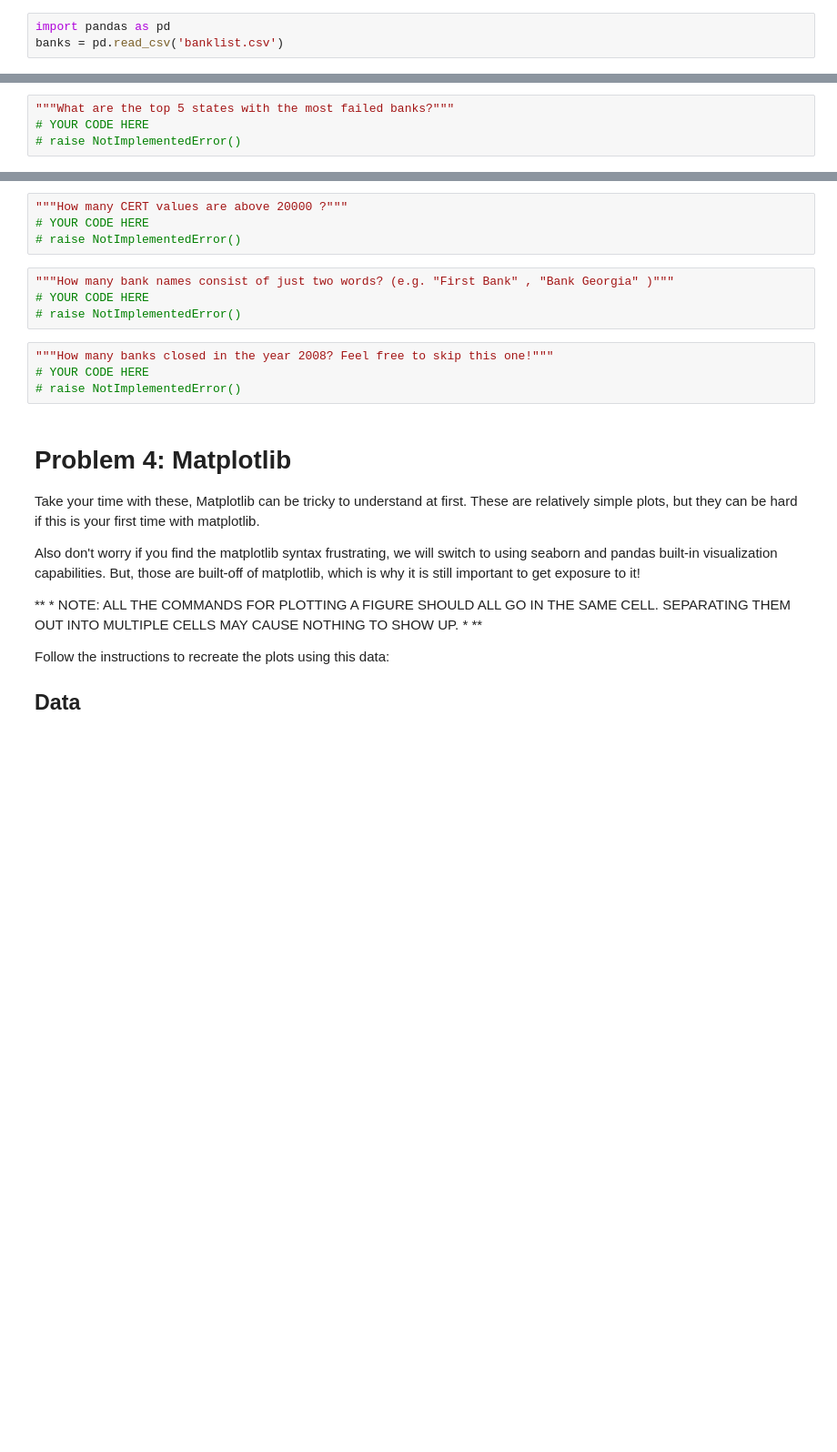
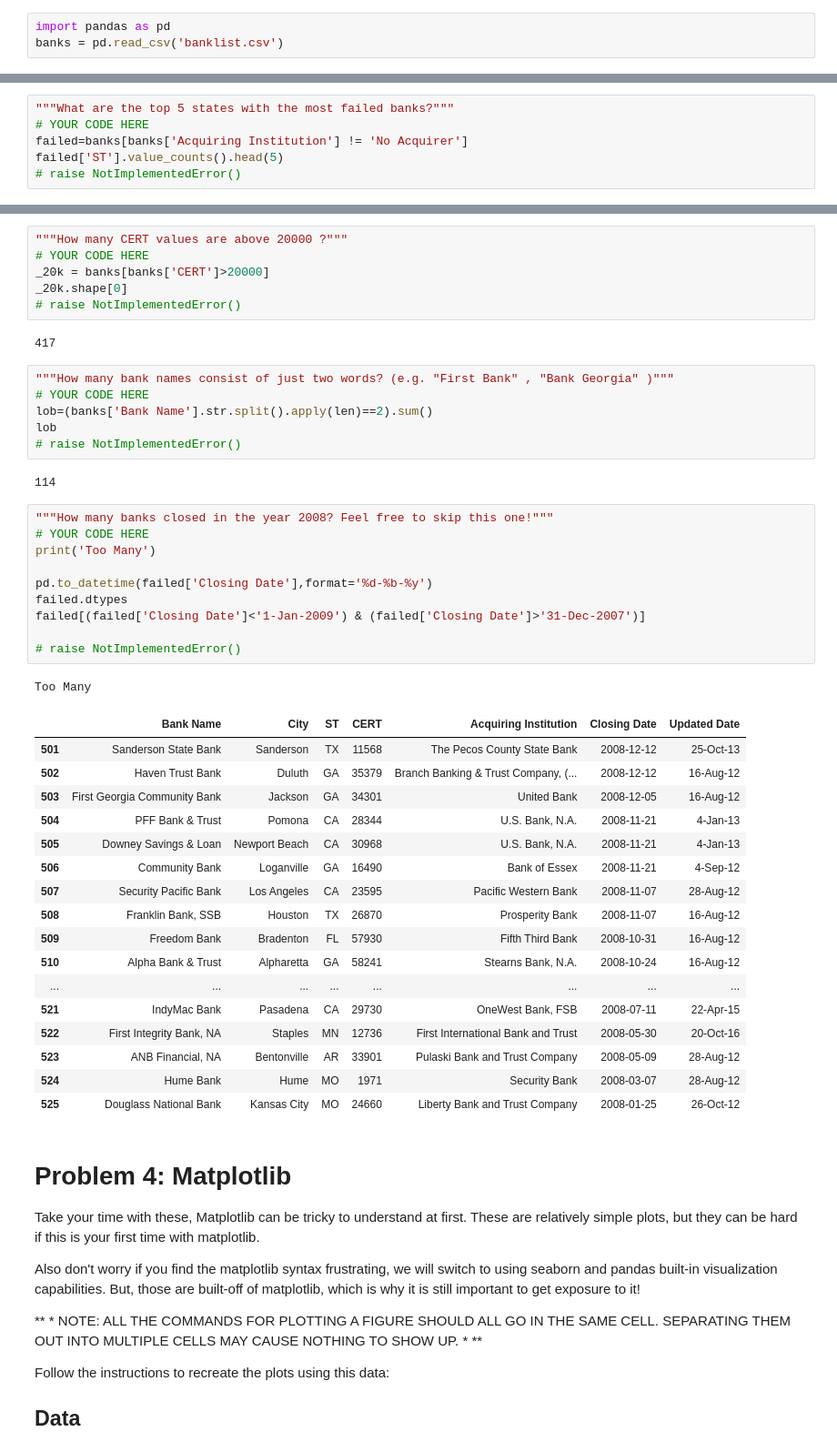
Before and after one commit to tibor1301/FIN-591-Student-Assignments, a Jupyter notebook: Fin591PythonProblemSetA_student_Boyd.ipynb, the cells around one changed output, grey strips where cells are left out. Shown: that part at 91% size. Drawn from its saved outputs; the diff is of its cells as text; blank space fills up the shorter version.

```diff
--- a/Fin591PythonProblemSetA_student_Boyd.ipynb
+++ b/Fin591PythonProblemSetA_student_Boyd.ipynb
@@ -464,4 +491,6 @@ banks = pd.read_csv('banklist.csv')
 # %%
 """What are the top 5 states with the most failed banks?"""
 # YOUR CODE HERE
+failed=banks[banks['Acquiring Institution'] != 'No Acquirer']
+failed['ST'].value_counts().head(5)
 # raise NotImplementedError()
@@ -488,15 +554,48 @@ banks = pd.read_csv('banklist.csv')
 # %%
 """How many CERT values are above 20000 ?"""
 # YOUR CODE HERE
+_20k = banks[banks['CERT']>20000]
+_20k.shape[0]
 # raise NotImplementedError()
+# %% [output]
+417
 # %%
 """How many bank names consist of just two words? (e.g. "First Bank" , "Bank Georgia" )"""
 # YOUR CODE HERE
+lob=(banks['Bank Name'].str.split().apply(len)==2).sum()
+lob
 # raise NotImplementedError()
+# %% [output]
+114
 # %%
 """How many banks closed in the year 2008? Feel free to skip this one!"""
 # YOUR CODE HERE
+print('Too Many')
+
+pd.to_datetime(failed['Closing Date'],format='%d-%b-%y')
+failed.dtypes
+failed[(failed['Closing Date']<'1-Jan-2009') & (failed['Closing Date']>'31-Dec-2007')]
+
 # raise NotImplementedError()
+# %% [output]
+Too Many
+|  | Bank Name | City | ST | CERT | Acquiring Institution | Closing Date | Updated Date |
+| 501 | Sanderson State Bank | Sanderson | TX | 11568 | The Pecos County State Bank | 2008-12-12 | 25-Oct-13 |
+| 502 | Haven Trust Bank | Duluth | GA | 35379 | Branch Banking & Trust Company, (... | 2008-12-12 | 16-Aug-12 |
+| 503 | First Georgia Community Bank | Jackson | GA | 34301 | United Bank | 2008-12-05 | 16-Aug-12 |
+| 504 | PFF Bank & Trust | Pomona | CA | 28344 | U.S. Bank, N.A. | 2008-11-21 | 4-Jan-13 |
+| 505 | Downey Savings & Loan | Newport Beach | CA | 30968 | U.S. Bank, N.A. | 2008-11-21 | 4-Jan-13 |
+| 506 | Community Bank | Loganville | GA | 16490 | Bank of Essex | 2008-11-21 | 4-Sep-12 |
+| 507 | Security Pacific Bank | Los Angeles | CA | 23595 | Pacific Western Bank | 2008-11-07 | 28-Aug-12 |
+| 508 | Franklin Bank, SSB | Houston | TX | 26870 | Prosperity Bank | 2008-11-07 | 16-Aug-12 |
+| 509 | Freedom Bank | Bradenton | FL | 57930 | Fifth Third Bank | 2008-10-31 | 16-Aug-12 |
+| 510 | Alpha Bank & Trust | Alpharetta | GA | 58241 | Stearns Bank, N.A. | 2008-10-24 | 16-Aug-12 |
+| ... | ... | ... | ... | ... | ... | ... | ... |
+| 521 | IndyMac Bank | Pasadena | CA | 29730 | OneWest Bank, FSB | 2008-07-11 | 22-Apr-15 |
+| 522 | First Integrity Bank, NA | Staples | MN | 12736 | First International Bank and Trust | 2008-05-30 | 20-Oct-16 |
+| 523 | ANB Financial, NA | Bentonville | AR | 33901 | Pulaski Bank and Trust Company | 2008-05-09 | 28-Aug-12 |
+| 524 | Hume Bank | Hume | MO | 1971 | Security Bank | 2008-03-07 | 28-Aug-12 |
+| 525 | Douglass National Bank | Kansas City | MO | 24660 | Liberty Bank and Trust Company | 2008-01-25 | 26-Oct-12 |
 # %% [markdown]
 # Problem 4: Matplotlib
 
```
Also changed, not shown: parts of 11 cells of this notebook, 1 other file.
